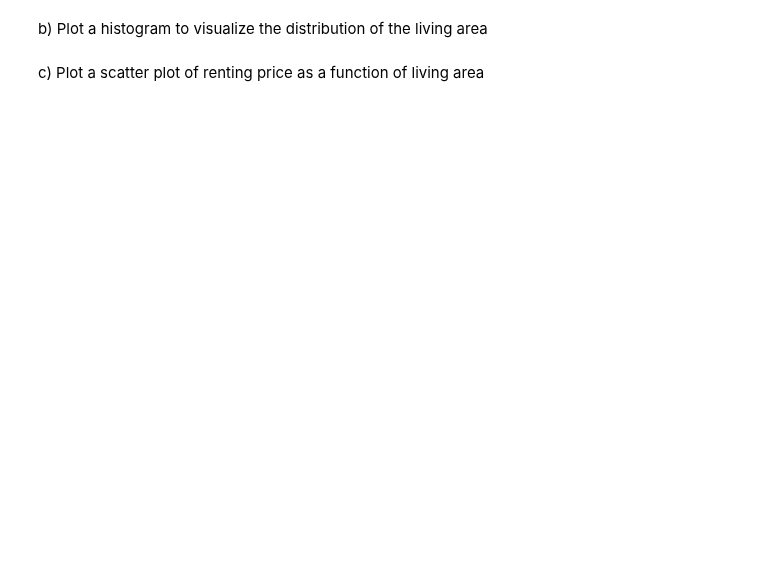
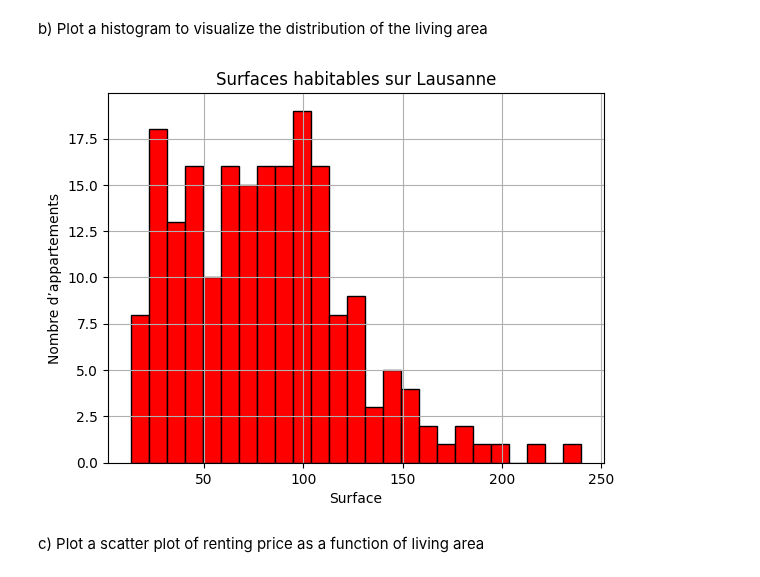
Before and after one commit to pleopleo6/FTP__ML, a Jupyter notebook: ML-PW-04-pellandini-gervasio-jaquet/pw4-linear-regression-pellandini-gervasio-jaquet.ipynb, the cells around one changed output. Saved outputs shown, nothing was run; the diff lists cells and outputs as text; code cells hidden in the pictures; blank space fills up the shorter version.

```diff
--- a/ML-PW-04-pellandini-gervasio-jaquet/pw4-linear-regression-pellandini-gervasio-jaquet.ipynb
+++ b/ML-PW-04-pellandini-gervasio-jaquet/pw4-linear-regression-pellandini-gervasio-jaquet.ipynb
@@ -39,6 +49,15 @@ a) Plot a histogram to visualize the distribution of the renting price
 b) Plot a histogram to visualize the distribution of the living area
 # %%
 # Your code here
+# Histogramme direct avec pandas
+dataset["living_area"].hist(bins=25, color="red", edgecolor="black")
+
+plt.title("Surfaces habitables sur Lausanne")
+plt.xlabel("Surface")
+plt.ylabel("Nombre d’appartements")
+plt.show()
+# %% [output]
+[figure, added]
 # %% [markdown]
 c) Plot a scatter plot of renting price as a function of living area
 # %%
```
Also changed, not shown: parts of 3 cells of this notebook.
